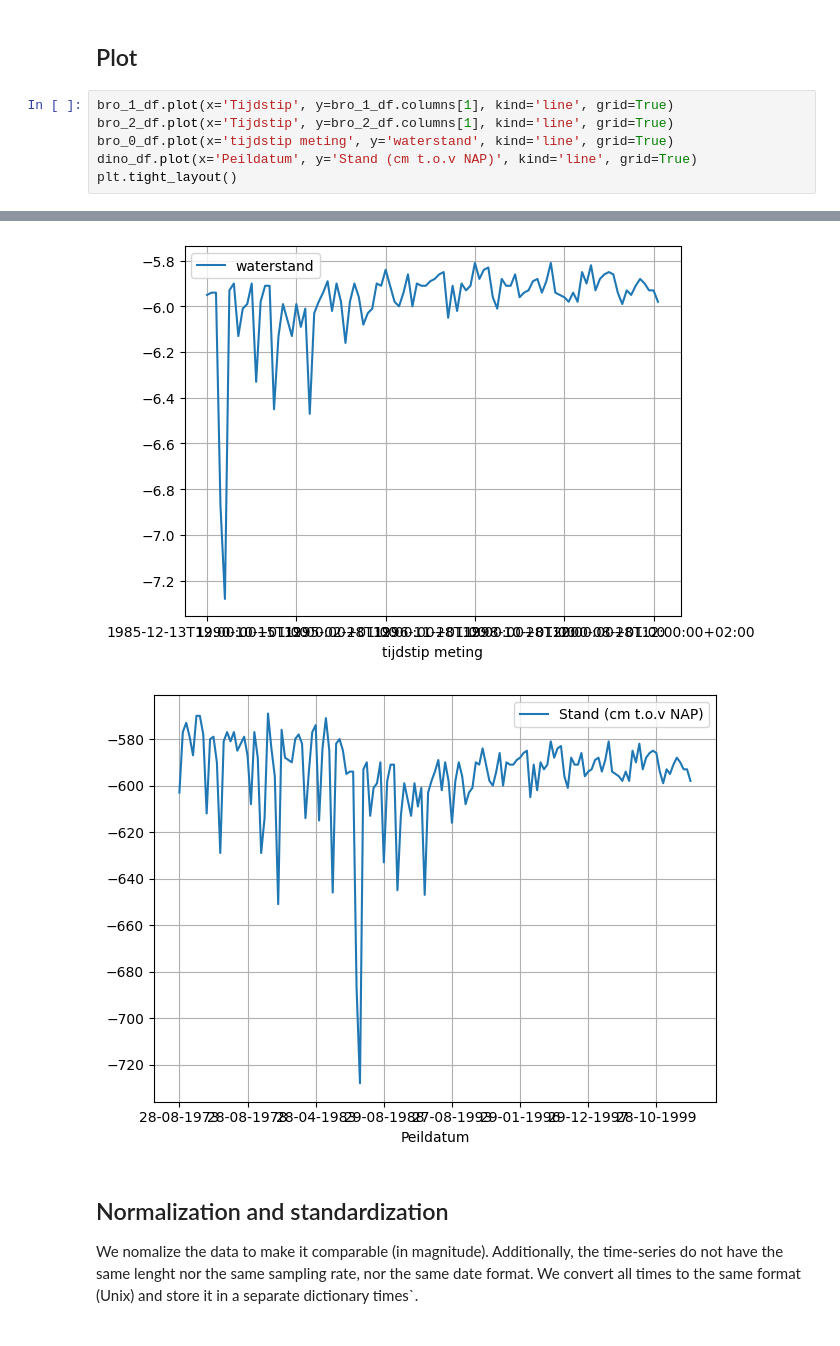
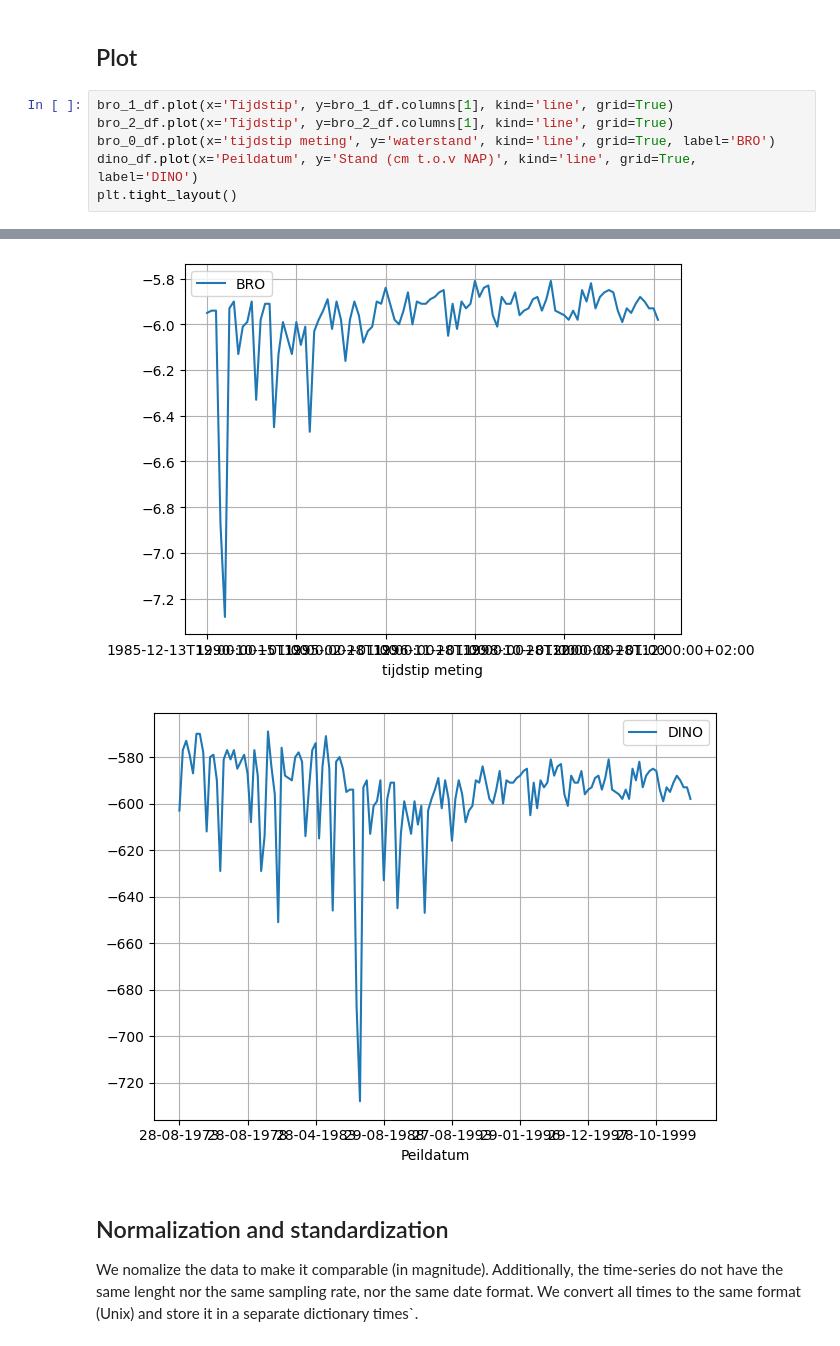
Before and after one commit to luisaforozco/exploration_gw_time_series, a Jupyter notebook: notebooks/data_exploration.ipynb, the cells around one changed output, grey strips where cells are left out. Saved outputs shown, nothing was run; the diff lists cells and outputs as text.

```diff
--- a/notebooks/data_exploration.ipynb
+++ b/notebooks/data_exploration.ipynb
@@ -24,14 +24,14 @@ bro_0_df = pd.read_csv("../data/GLD000000057428_full.csv", skiprows=9, usecols=[
 # %%
 bro_1_df.plot(x='Tijdstip', y=bro_1_df.columns[1], kind='line', grid=True)
 bro_2_df.plot(x='Tijdstip', y=bro_2_df.columns[1], kind='line', grid=True)
-bro_0_df.plot(x='tijdstip meting', y='waterstand', kind='line', grid=True)
-dino_df.plot(x='Peildatum', y='Stand (cm t.o.v NAP)', kind='line', grid=True)
+bro_0_df.plot(x='tijdstip meting', y='waterstand', kind='line', grid=True, label='BRO')
+dino_df.plot(x='Peildatum', y='Stand (cm t.o.v NAP)', kind='line', grid=True, label='DINO')
 plt.tight_layout()
 # %% [output]
 [figure]
 [figure]
-[figure, old version]
+[figure, new version]
-[figure, old version]
+[figure, new version]
 # %% [markdown]
 ## Normalization and standardization
 We nomalize the data to make it comparable (in magnitude).
```
Also changed, not shown: parts of 5 cells of this notebook, 5 other files.
